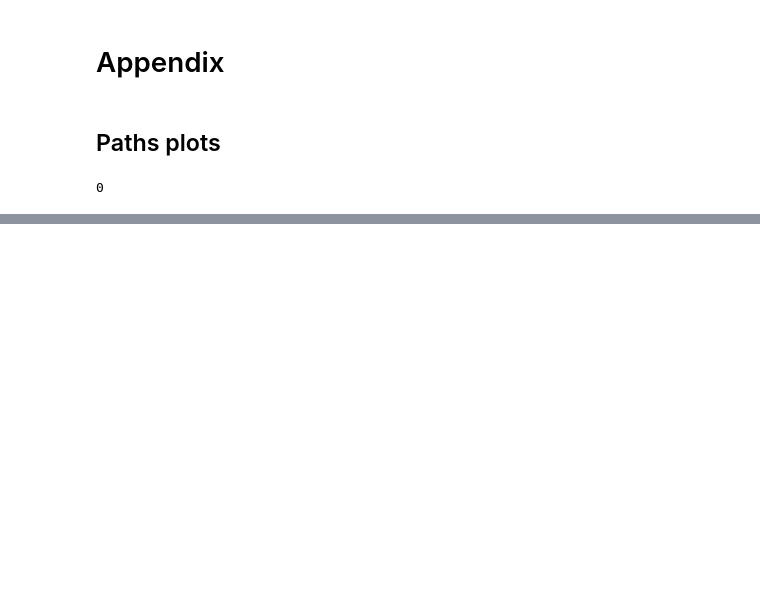
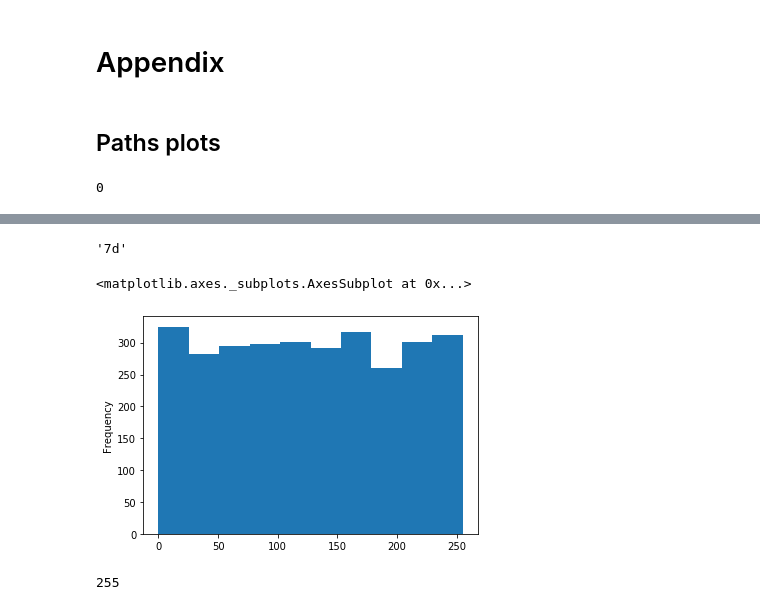
Before and after one commit to matanma/ML, a Jupyter notebook: WinWard/WinWard.ipynb, the cells around one changed output, grey strips where cells are left out. Cells and saved outputs as stored; diff of their text form; code cells hidden in the pictures; blank space fills up the shorter version.

```diff
--- a/WinWard/WinWard.ipynb
+++ b/WinWard/WinWard.ipynb
@@ -1251,3 +1285,7 @@ import os
 os.system('scatter_56dd02bde4b02341a159b0ab_cleaned.html')
 # %% [output]
 0
+# %%
+ves_ids_from_labels_train_df = pd.read_csv('vessels_labels_train.csv')
+ves_ids_for_submission_df = pd.read_csv('vessels_to_label.csv', header=None)
+ves_ids_from_test_set = pd.read_csv('port_visits_test.csv')
@@ -1253,0 +1404,15 @@ os.system('scatter_56dd02bde4b02341a159b0ab_cleaned.html')
+# %%
+ves_ids_from_labels_train_df['int_hex_suff'] = ves_ids_from_labels_train_df['vessel_id'].apply(lambda s : int(s[-2:], 16))
+# %%
+'56d8348ae4b02c65b7730d7d'[-2:]
+# %% [output]
+'7d'
+# %%
+ves_ids_from_labels_train_df['int_hex_suff'][ves_ids_from_labels_train_df.label==1].plot.hist()
+# %% [output]
+<matplotlib.axes._subplots.AxesSubplot at 0x...>
+[figure, added]
+# %%
+15*17
+# %% [output]
+255
```
Also changed, not shown: parts of 58 cells of this notebook.
